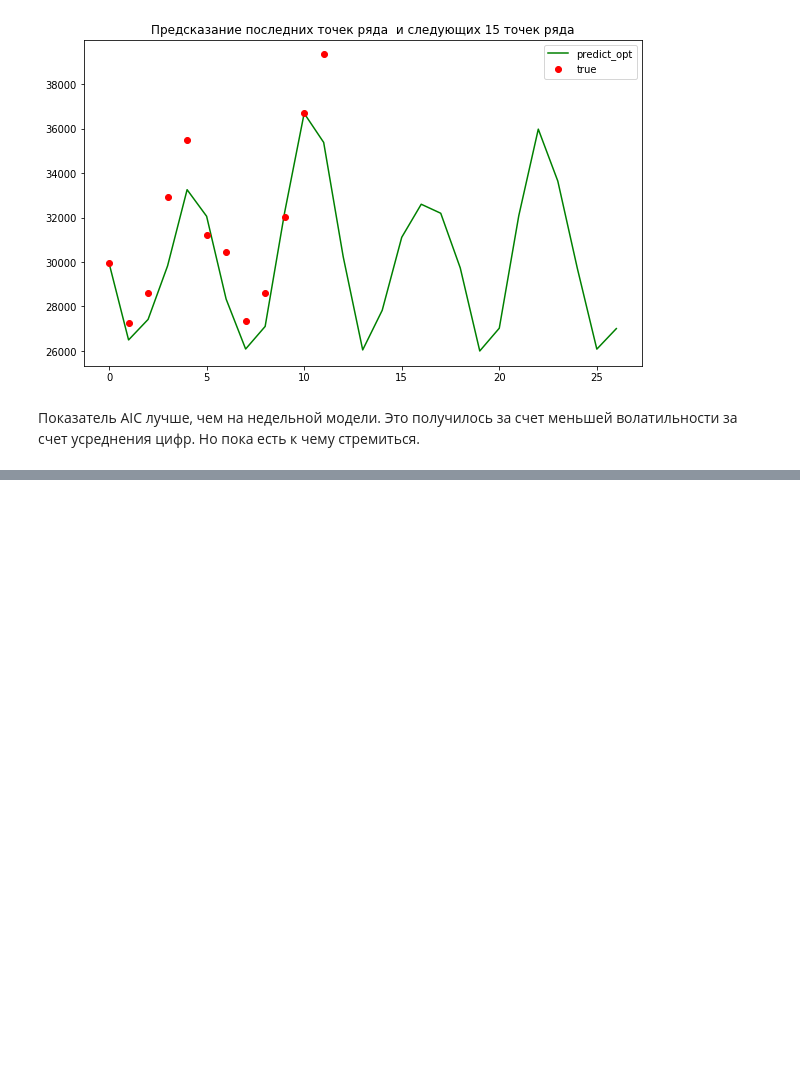
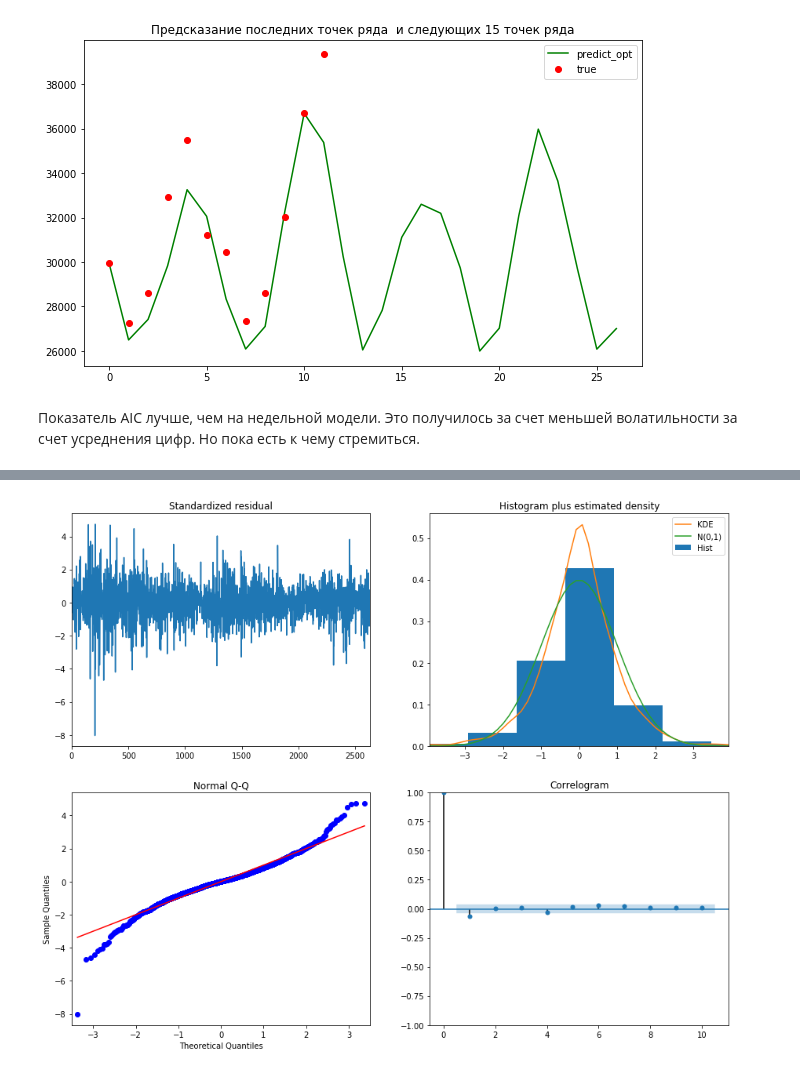
Before and after one commit to lyutov89/ML_in_production, a Jupyter notebook: lesson_3/Lesson_3_HW.ipynb, the cells around one changed output, grey strips where cells are left out. Saved outputs shown, nothing was run; the diff lists cells and outputs as text; code cells hidden in the pictures; blank space fills up the shorter version.

```diff
--- a/lesson_3/Lesson_3_HW.ipynb
+++ b/lesson_3/Lesson_3_HW.ipynb
@@ -211,0 +243,17 @@ brent = pd.read_csv('my_BRENT2019.csv', index_col=[1], parse_dates=[1])
+# %%
+q = 0
+p = 0
+d = 1
+pdq = [p, d, q]
+
+
+warnings.filterwarnings("ignore") # отключает предупреждения
+
+modb = sm.tsa.statespace.SARIMAX(brent_data['Значение'].values[:-30],
+                               order=pdq,seasonal_order=[0,0,0,0], trend='ct',
+                               enforce_stationarity=False,
+                               enforce_invertibility=False)
+resultsb = modb.fit()
+print('ARIMA{} - AIC:{}'.format(pdq, resultsb.aic))
+
+print(resultsb.summary().tables[0],resultsb.summary().tables[1])
@@ -211,0 +278,5 @@ brent = pd.read_csv('my_BRENT2019.csv', index_col=[1], parse_dates=[1])
+# %%
+resultsb.plot_diagnostics(figsize=(15, 12))
+plt.show()
+# %% [output]
+[figure, added]
```
Also changed, not shown: parts of 14 cells of this notebook.
